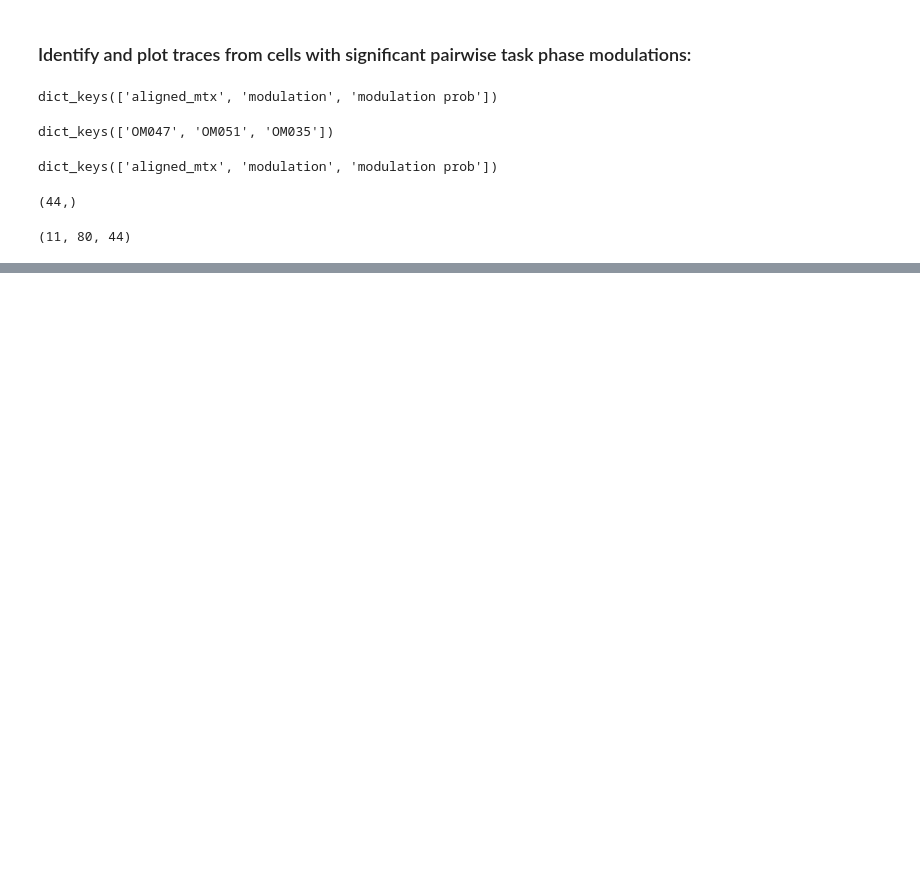
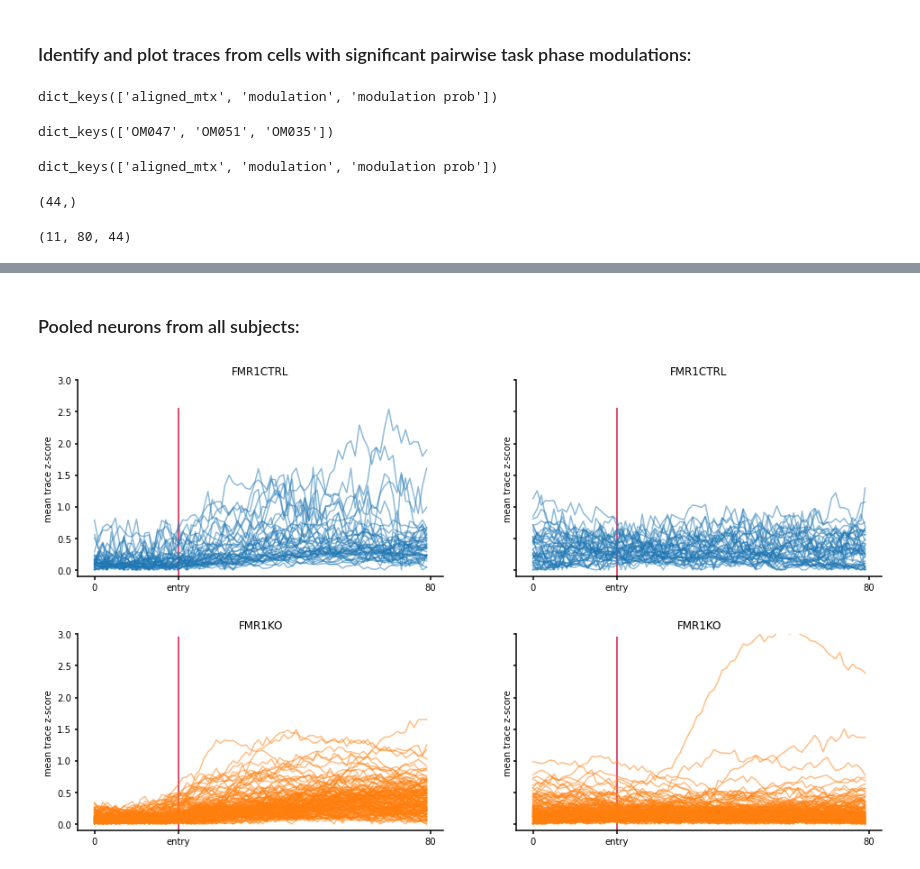
Before and after one commit to inscopix/astellas, a Jupyter notebook: astellas_modulation_sandbox.ipynb, the cells around one changed output, grey strips where cells are left out. Drawn from its saved outputs; the diff is of its cells as text; code cells hidden in the pictures; blank space fills up the shorter version.

```diff
--- a/astellas_modulation_sandbox.ipynb
+++ b/astellas_modulation_sandbox.ipynb
@@ -1769,0 +1798,39 @@ plt.show()
+# %% [markdown]
+### Pooled neurons from all subjects:
+# %%
+test_side = 230
+comp_side = 95
+
+the_cmap = plt.get_cmap('tab10')
+cdict = dict(zip(stat_dict.keys(), [the_cmap(0),the_cmap(1)]))
+
+for pltidx,the_cond in enumerate(conds):
+    f,ax = plt.subplots(1,2,figsize=(16,4), sharey=True)
+    for the_subj in list(dict_out[phases[0]][the_cond].keys()):
+
+        sig_idx = np.argwhere(dict_out['preference'][the_cond][the_subj][test_side]['entry frames']['modulation prob'] < p_thresh).flatten()
+        mod_idx = np.asarray(dict_out['preference'][the_cond][the_subj][test_side]['entry frames']['modulation'])
+        data_mtx = dict_out['preference'][the_cond][the_subj][test_side]['entry frames']['aligned_mtx']
+        combo_sig_idx = np.intersect1d(sig_idx, np.argwhere(mod_idx >= 1).flatten())
+        #min_subtract = np.min(np.mean(data_mtx[:,:,combo_sig_idx], axis=0),axis=0)
+
+
+        ax[0].plot(np.mean(data_mtx[:,:,combo_sig_idx], axis=0) - np.min(np.mean(data_mtx[:,:,combo_sig_idx], axis=0), axis = 0), color=cdict[the_cond], alpha = .5)
+
+        data_mtx = dict_out['preference'][the_cond][the_subj][comp_side]['entry frames']['aligned_mtx']
+
+        ax[1].plot(np.mean(data_mtx[:,:,combo_sig_idx], axis=0) - np.min(np.mean(data_mtx[:,:,combo_sig_idx], axis=0),axis=0) , color=cdict[the_cond], alpha = .5)
+
+
+    for a in ax:
+        a.vlines(20, ymin = -.1, ymax = np.max(np.mean(data_mtx[:,:,combo_sig_idx], axis=0)-np.min(data_mtx[:,:,combo_sig_idx], axis=0)), color='crimson')
+        a.set_ylim(-.1, 3)
+        a.set_ylabel('mean trace z-score')
+        a.set_title(the_cond)
+        a.set_xticks([0,20,80])
+        a.set_xticklabels([0,'entry',80])
+        twoaxis(a)
+    plt.show()
+# %% [output]
+[figure, added]
+[figure, added]
```
Also changed, not shown: parts of 29 cells of this notebook.
